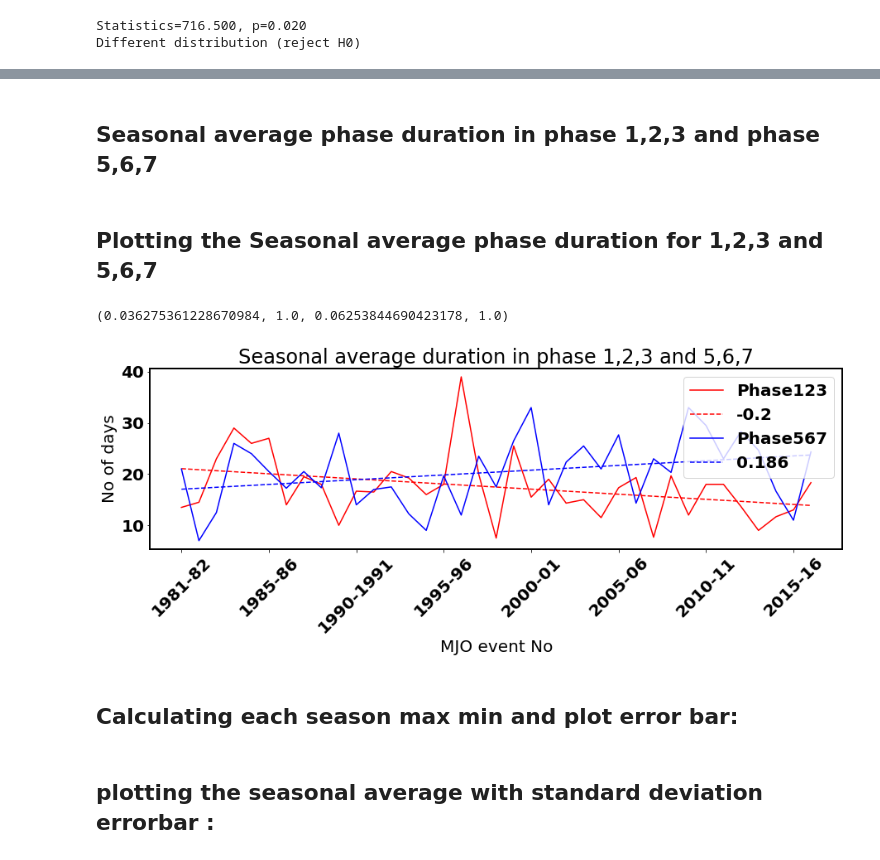
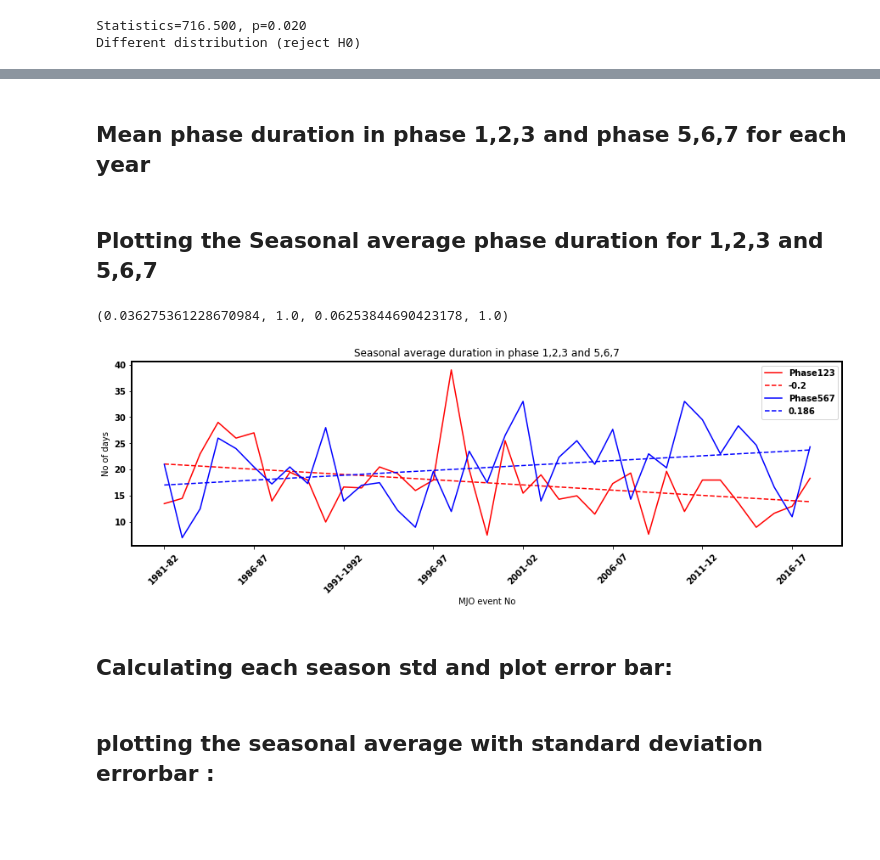
Before and after one commit to RoxyKoll/warmpool-mjo, a Jupyter notebook: MJO_123_567_pdfs_88.ipynb, the cells around one changed output, grey strips where cells are left out. Saved outputs shown, nothing was run; the diff lists cells and outputs as text; code cells hidden in the pictures; blank space fills up the shorter version.

```diff
--- a/MJO_123_567_pdfs_88.ipynb
+++ b/MJO_123_567_pdfs_88.ipynb
@@ -15,7 +17,6 @@ import xarray as xr
 %matplotlib inline
 # %%
 # Fiddle with figure settings here:
-plt.rcParams['figure.figsize'] = (10,8)
 plt.rcParams['font.weight'] = 'bold'
 plt.rcParams['font.size'] = 20
 plt.rcParams['image.cmap'] = 'seismic'
@@ -349,5 +354,5 @@ plt.xticks([0,12,20], ('1981-1999', '1987-1999', '1990-1999'))
 # %% [markdown]
-## Seasonal average phase duration in phase 1,2,3 and phase 5,6,7
+## Mean phase duration in phase 1,2,3 and phase 5,6,7 for each year
 # %%
 x             =     loadmat('MJO_88.mat')  ### Reading the list of events from matfile
 mjo_rmm_prop  =     x["mjo_rmm_prop"]
@@ -378,30 +383,30 @@ for i in np.arange(mjo_rmm_prop.shape[1]):
 # %%
 plt.figure(figsize=(15,4))
 xx=np.arange(1,mjo_rmm_prop.shape[1]+1)
 # slope1,intercept1,t_score1,t_critical1,p1,corr1,p_data1=linear_regress_trend(xx,av_123,0.975)
 # slope2,intercept2,t_score2,t_critical2,p2,corr2,p_data2=linear_regress_trend(xx,av_567,0.975)
 
 slope1,intercept1,corr1,p1,h1=linear_regress_scipy(xx,av_123,0.05,opt_detrend=0,opt_mktest=0)
 slope2,intercept2,corr2,p2,h2=linear_regress_scipy(xx,av_567,0.07,opt_detrend=0,opt_mktest=0)
 
 plt.plot(xx,av_123,'r')
 plt.plot(xx,slope1*xx+intercept1,'r',linestyle='--')
 
 plt.plot(xx,av_567,'b')
 plt.plot(xx,slope2*xx+intercept2,'b',linestyle='--')
 
 plt.legend(['Phase123',str(round(slope1,3)),'Phase567',str(round(slope2,3))])
 plt.xlabel('MJO event No')
 plt.ylabel('No of days')
 plt.title('Seasonal average duration in phase 1,2,3 and 5,6,7')
-plt.xticks(range(1, 37,5),['1981-82', '1985-86', '1990-1991','1995-96','2000-01','2005-06','2010-11','2015-16'],rotation=45)
+plt.xticks(range(1, 37,5),['1981-82', '1986-87', '1991-1992','1996-97','2001-02','2006-07','2011-12','2016-17'],rotation=45)
 # plt.savefig("trend_season_average_123_567_88_adding.pdf",format='pdf', dpi=1000)
 p1,h1,p2,h2
 # %% [output]
 (0.036275361228670984, 1.0, 0.06253844690423178, 1.0)
-[figure, old version]
+[figure, new version]
 # %% [markdown]
-## Calculating each season max min and plot error bar:
+## Calculating each season std and plot error bar:
 # %%
 x             =     loadmat('MJO_88.mat')  ### Reading the list of events from matfile
 mjo_rmm_prop  =     x["mjo_rmm_prop"]
```
Also changed, not shown: parts of 25 cells of this notebook.
